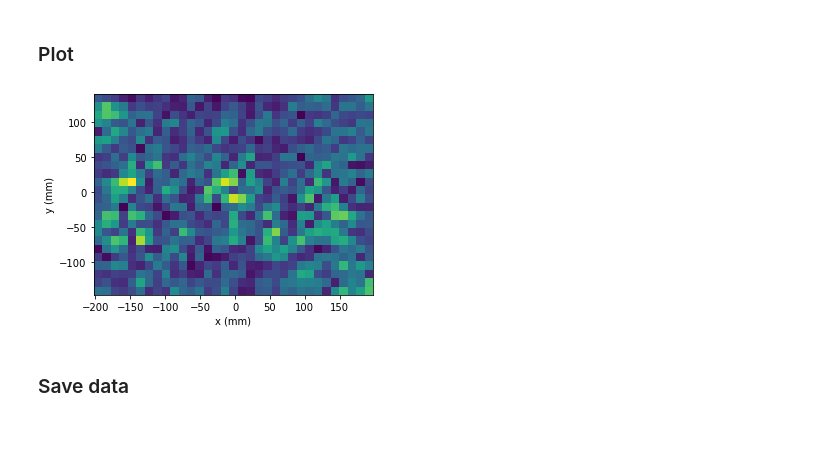
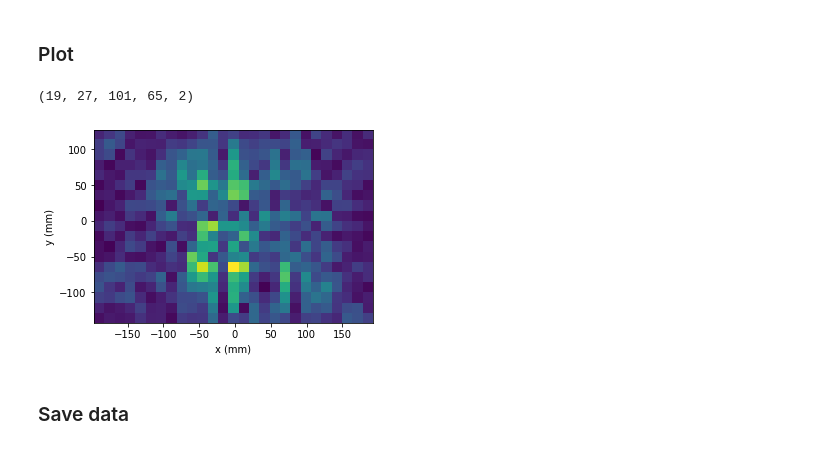
Before and after one commit to aaronvd/Acquisition-Code, a Jupyter notebook: Measurement Code/Python/NFS_Script_Quickturn.ipynb, the cells around one changed output. Drawn from its saved outputs; the diff is of its cells as text; code cells hidden in the pictures.

```diff
--- a/Measurement Code/Python/NFS_Script_Quickturn.ipynb
+++ b/Measurement Code/Python/NFS_Script_Quickturn.ipynb
@@ -32,9 +32,24 @@ GHz   = 1.0E9
 # %%
 element_pin_index = pm.element_pin_index[:-1]
 
+# voltage_list = np.linspace(0, 5, 21)
+
+# ts = []
+# for i in range(len(element_pin_index)):
+#     for j in range(len(voltage_list)):
+#         t = np.zeros(240)
+#         t[element_pin_index[i]] = voltage_list[j]
+#         ts.append(t)
+
+ts_filename = 'steering_test_22-06-16'
+mat = scipy.io.loadmat(r'C:\Users\smithlab\Documents\Aaron\Tuning States\{}.mat'.format(ts_filename))
+element_voltages = mat['ts']
+print(element_voltages.shape)
+
 ts = []
-for i in range(len(element_pin_index)):
+for i in range(element_voltages.shape[0]):
     t = np.zeros(240)
-    t[element_pin_index[i]] = 2.5
+    for j in range(element_voltages.shape[1]):
+        t[element_pin_index[j]] = element_voltages[i,j]
     ts.append(t)
 # %% [output]
@@ -57,8 +72,8 @@ b_probe = 10.16
 xrange = 1000 # x length of stage, mm
 yrange = 1000 # y length of stage, mm
 
-fstart = 8E9
-fstop = 12E9
+fstart = 9E9
+fstop = 10E9
 NumFreqs = 101
 NumApMasks = len(ts)
 f = np.linspace(fstart, fstop, NumFreqs)
@@ -110,7 +146,7 @@ savepath = 'C:/Users/smithlab/Documents/Near_Field_Scans/'
 Lx_ap = 300
 Ly_ap = 190
 theta = 30
-d = 91
+d = 92
 
 Lx_scan = Lx_ap + 2*d*np.tan(np.radians(theta))
 Ly_scan = Ly_ap + 2*d*np.tan(np.radians(theta))
@@ -163,7 +204,14 @@ for yn in range(Y_probe.shape[0]):
     for xn in xindex:
         x = X_probe[yn, xn]
         y = Y_probe[yn, xn]
-        sc.move_to_absolute(g,speedmms,defZeroInXsteps,defZeroInYsteps,x,y)
+
+        moved = None
+        while moved is None:
+            try:
+                sc.move_to_absolute(g,speedmms,defZeroInXsteps,defZeroInYsteps,x,y)
+                moved = True
+            except:
+                pass
 
         for jj in range(NumApMasks):
             tune.testProgram30DAC(serial1,ts[jj])
@@ -255,17 +328,21 @@ measurements = np.stack((measurements_x, measurements_y), axis=4)
 measurements_corrected = measurements    # TEMP, UNTIL PROBE CORRECTION IS SOLVED
 # %% [markdown]
 ### Plot
+# %%
+measurements.shape
+# %% [output]
+(19, 27, 101, 65, 2)
 # %%
 f_indx = np.argmin(np.abs(f - 10E9))
 m_indx = 0
 
 fig, ax1 = plt.subplots(1, 1, figsize=(5,5))
-ax1.imshow(np.abs(measurements[:,:,51,300,0]), extent=(np.min(x_probe), np.max(x_probe), np.min(y_probe), np.max(y_probe)))
+ax1.imshow(np.abs(measurements[:,:,f_indx,m_indx,0]), extent=(np.min(x_probe), np.max(x_probe), np.min(y_probe), np.max(y_probe)))
 ax1.set_xlabel('x (mm)')
 ax1.set_ylabel('y (mm)')
 plt.show()
 # %% [output]
-[figure, old version]
+[figure, new version]
 # %% [markdown]
 ### Save data
 # %%
```
Also changed, not shown: parts of 15 cells of this notebook.
